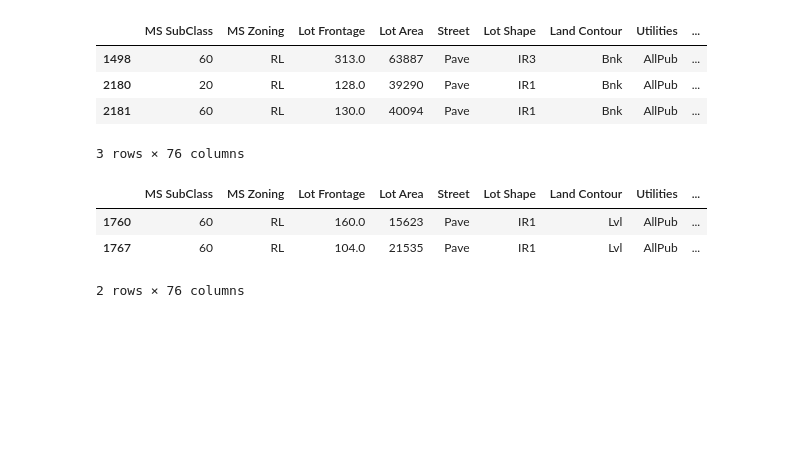
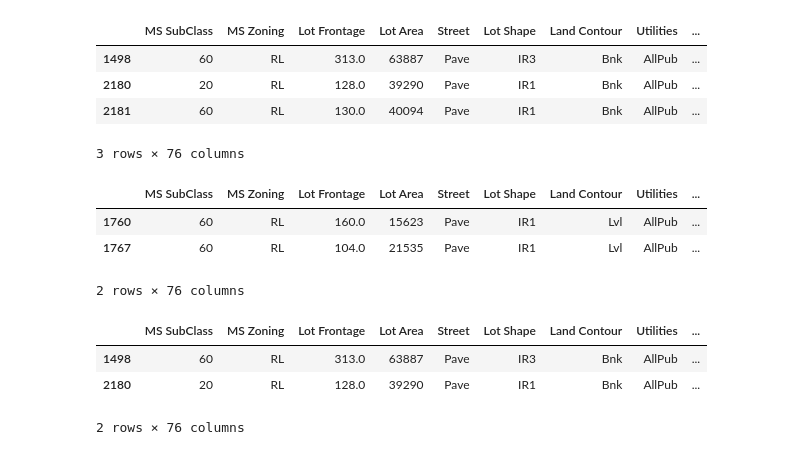
Before and after one commit to Sparsh-mahajan/House-Price-Prediction, a Jupyter notebook: data_cleaning.ipynb, the cells around one changed output. Cells and saved outputs as stored; diff of their text form; code cells hidden in the pictures; blank space fills up the shorter version.

```diff
--- a/data_cleaning.ipynb
+++ b/data_cleaning.ipynb
@@ -271,3 +271,10 @@ df[(df['Garage Area'] < 1000) & (df['SalePrice'] > 700000)] # outliers in the Ga
 | 1760 | 60 | RL | 160.0 | 15623 | Pave | IR1 | Lvl | AllPub | ... |
 | 1767 | 60 | RL | 104.0 | 21535 | Pave | IR1 | Lvl | AllPub | ... |
 2 rows × 76 columns
+# %%
+df[df['Total Bsmt SF'] > 4000] # outliers in the Total Bsmt SF column
+# %% [output]
+|  | MS SubClass | MS Zoning | Lot Frontage | Lot Area | Street | Lot Shape | Land Contour | Utilities | ... |
+| 1498 | 60 | RL | 313.0 | 63887 | Pave | IR3 | Bnk | AllPub | ... |
+| 2180 | 20 | RL | 128.0 | 39290 | Pave | IR1 | Bnk | AllPub | ... |
+2 rows × 76 columns
```
Also changed, not shown: parts of 1 cell of this notebook.
